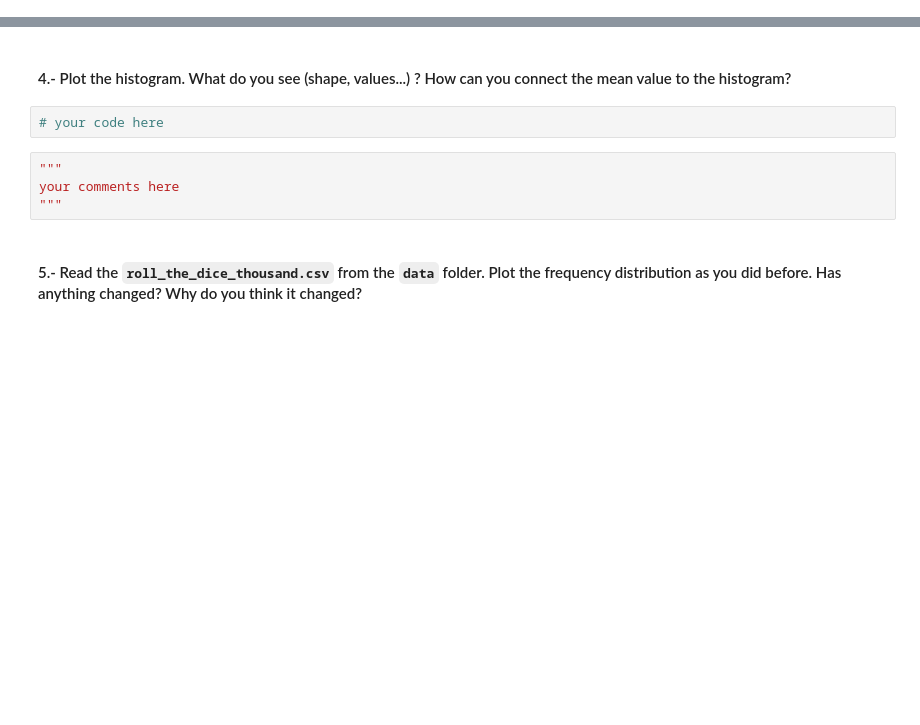
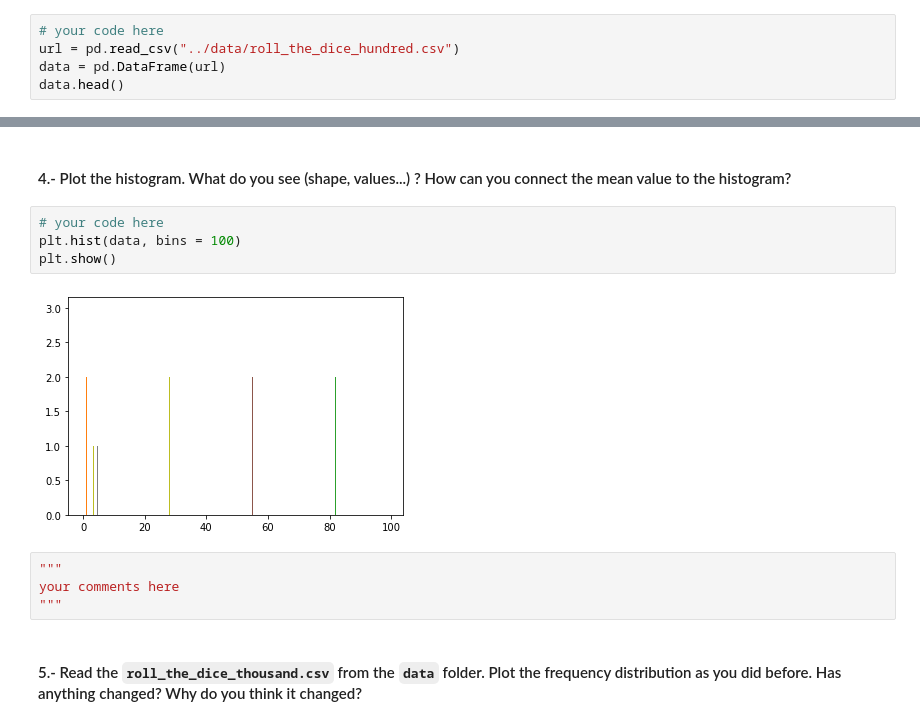
Before and after one commit to nunpepe/data-ber-06-20, a Jupyter notebook: Labs/module-2_labs/01_statistics/03_lab-descriptive-stats/your-code/main.ipynb, the cells around one changed output, grey strips where cells are left out. Saved outputs shown, nothing was run; the diff lists cells and outputs as text; blank space fills up the shorter version.

```diff
--- a/Labs/module-2_labs/01_statistics/03_lab-descriptive-stats/your-code/main.ipynb
+++ b/Labs/module-2_labs/01_statistics/03_lab-descriptive-stats/your-code/main.ipynb
@@ -104,0 +120,5 @@ Read the csv `roll_the_dice_hundred.csv` from the `data` folder.
+# %%
+# your code here
+url = pd.read_csv("../data/roll_the_dice_hundred.csv")
+data = pd.DataFrame(url)
+data.head()
@@ -118,6 +159,10 @@ your comments here
 #### 4.- Plot the histogram. What do you see (shape, values...) ? How can you connect the mean value to the histogram?
 # %%
 # your code here
+plt.hist(data, bins = 100)
+plt.show()
+# %% [output]
+[figure, added]
 # %%
 """
 your comments here
```
Also changed, not shown: parts of 27 cells of this notebook, 2 other files.
